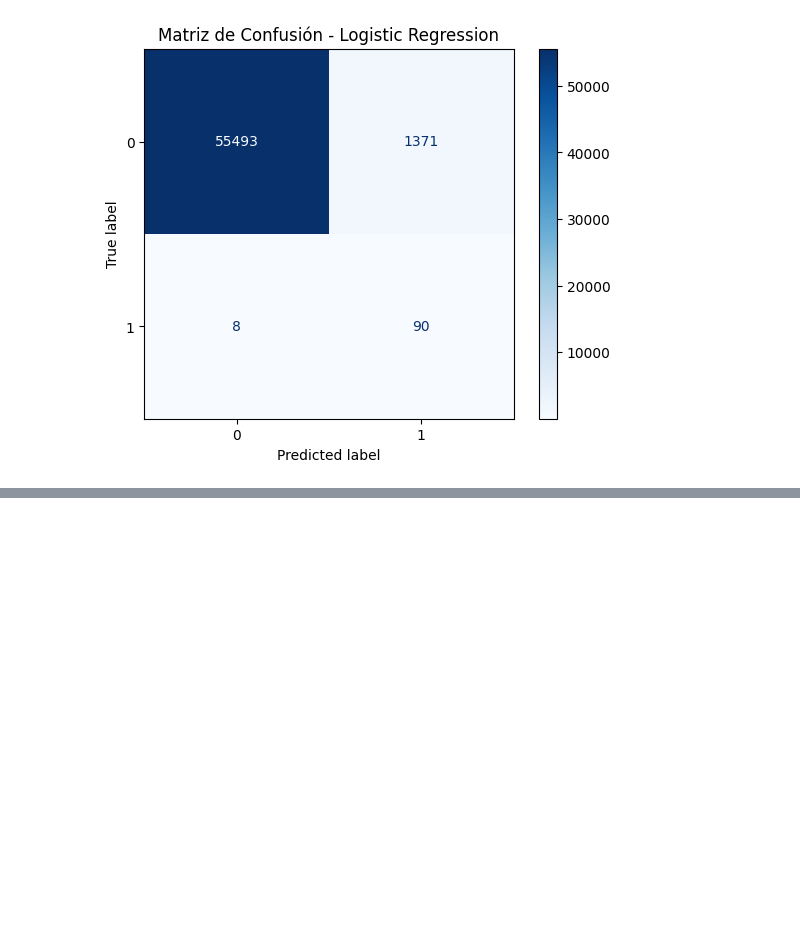
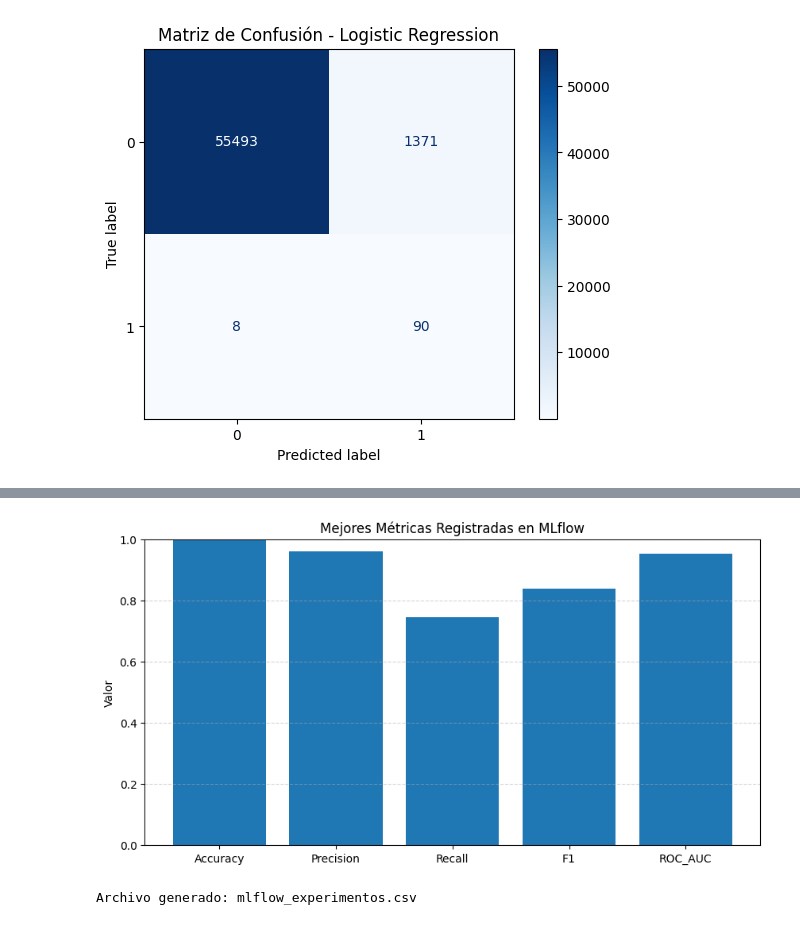
Before and after one commit to wlecea23/Actividad_5_WLLH, a Jupyter notebook: fuentes/entrena.ipynb, the cells around one changed output, grey strips where cells are left out. Drawn from its saved outputs; the diff is of its cells as text; code cells hidden in the pictures; blank space fills up the shorter version.

```diff
--- a/fuentes/entrena.ipynb
+++ b/fuentes/entrena.ipynb
@@ -613,0 +820,14 @@ CONCLUSIONES
+# %%
+import pandas as pd
+
+experiment = mlflow.get_experiment_by_name(
+    "Fraud_Detection_Project"
+)
+
+runs = mlflow.search_runs(
+    experiment_ids=[experiment.experiment_id]
+)
+
+print(f"Experimentos encontrados: {len(runs)}")
+
+runs.head()
@@ -613,0 +895,54 @@ CONCLUSIONES
+# %%
+import matplotlib.pyplot as plt
+
+metricas = [
+    "metrics.accuracy",
+    "metrics.precision",
+    "metrics.recall",
+    "metrics.f1_score",
+    "metrics.roc_auc"
+]
+
+promedios = runs[metricas].max()
+
+plt.figure(figsize=(10,5))
+
+plt.bar(
+    [
+        "Accuracy",
+        "Precision",
+        "Recall",
+        "F1",
+        "ROC_AUC"
+    ],
+    promedios
+)
+
+plt.ylim(0,1)
+
+plt.title(
+    "Mejores Métricas Registradas en MLflow"
+)
+
+plt.ylabel("Valor")
+
+plt.grid(
+    axis="y",
+    linestyle="--",
+    alpha=0.5
+)
+
+plt.show()
+# %% [output]
+[figure, added]
+# %%
+runs.to_csv(
+    "mlflow_experimentos.csv",
+    index=False
+)
+
+print(
+    "Archivo generado: mlflow_experimentos.csv"
+)
+# %% [output]
+Archivo generado: mlflow_experimentos.csv
```
Also changed, not shown: parts of 19 cells of this notebook.
